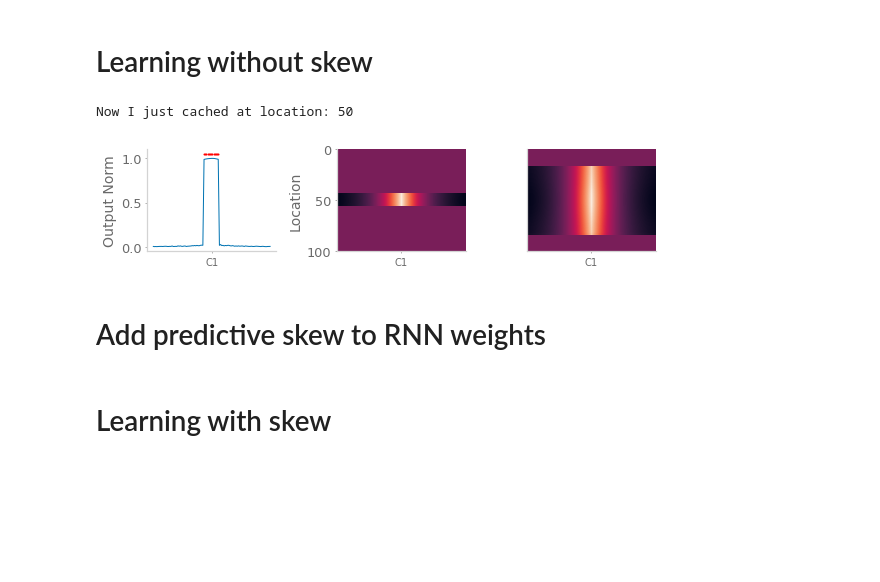
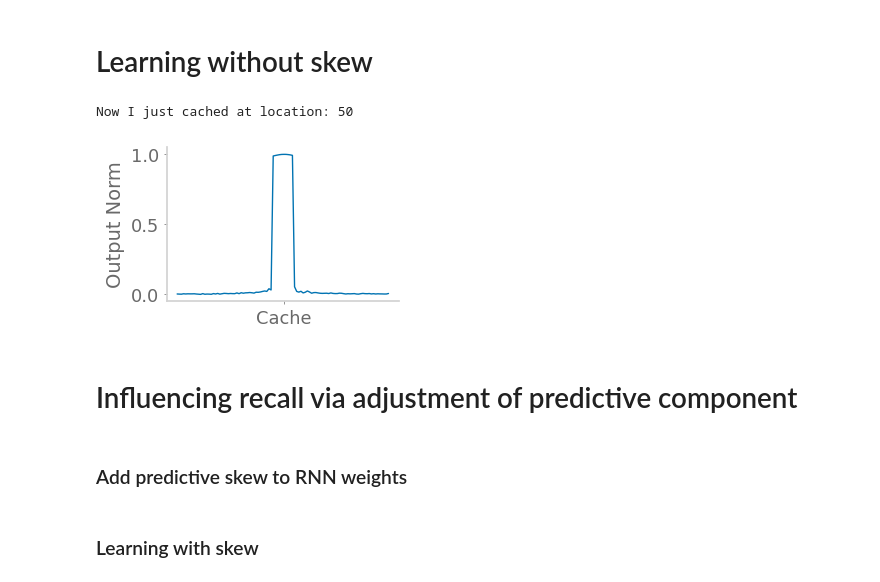
Before and after one commit to chingf/barcodes, a Jupyter notebook: Fig6-1D-biased-transitions.ipynb, the cells around one changed output. Saved outputs shown, nothing was run; the diff lists cells and outputs as text; code cells hidden in the pictures; blank space fills up the shorter version.

```diff
--- a/Fig6-1D-biased-transitions.ipynb
+++ b/Fig6-1D-biased-transitions.ipynb
@@ -24,7 +24,7 @@ model = Model(
     )
 unskewed_J = model.J_xx.copy()
 # %%
-cache_states = [50]
+cache_state = 50
 # %% [markdown]
 # Learning without skew
 # %%
@@ -32,32 +32,29 @@ identification_s = 0.
 # %%
 model.reset()
 model.J_xx = unskewed_J.copy()
 
-cache_identification = []
-narrow_recall = []
-wide_recall = []
+_, place_acts, _, _ = model.run_nonrecurrent(place_inputs)
 
-for c_idx, cache_state in enumerate(cache_states):
+print("Now I just cached at location:", cache_state)
+preacts, acts, _, acts_over_time = model.run_recurrent(place_inputs)
+model.update(place_inputs[cache_state], acts[cache_state], preacts[cache_state])
 
-    print("Now I just cached at location:", cache_state)
-    preacts, acts, _, acts_over_time = model.run_recurrent(place_inputs, n_zero_input=20)
-    model.update(place_inputs[cache_state], acts[cache_state], preacts[cache_state])
+_, _, _cache_identification, _ = model.run_recall(identification_s, place_inputs)
+unbiased_readout = np.linalg.norm(_cache_identification, axis=1)
+unbiased_readout /= unbiased_readout.max()
 
-    _, _, _cache_identification, _ = model.run_recall(identification_s, place_inputs)
-    cache_identification.append(_cache_identification.copy())
-
-    _, _, _narrow_recall, _ = model.run_recall(identification_s, place_inputs)
-    narrow_recall.append(_narrow_recall.copy())
-
-    _, _, _wide_recall, _ = model.run_wide_recall(place_inputs)
-    wide_recall.append(_wide_recall.copy())
-
-    recall_plots(_cache_identification, _narrow_recall, _wide_recall, cache_states[:c_idx+1])
+plt.figure(figsize=(3,2))
+plt.plot(unbiased_readout)
+plt.xticks([cache_state], ['Cache'])
+plt.ylabel('Output Norm')
+plt.show()
 # %% [output]
 Now I just cached at location: 50
-[figure, old version]
+[figure, new version]
+# %% [markdown]
+# Influencing recall via adjustment of predictive component
 # %% [markdown]
-# Add predictive skew to RNN weights
+### Add predictive skew to RNN weights
 # %%
 model.reset()
 model.J_xx = unskewed_J.copy()
@@ -75,3 +72,3 @@ model.J_xx[:,int(0.2*5000):int(0.2*5000)] += total_delta[:, int(0.3*5000):int(0.
 # %% [markdown]
-# Learning with skew
+### Learning with skew
 # %%
```
Also changed, not shown: parts of 12 cells of this notebook, 11 other files.
